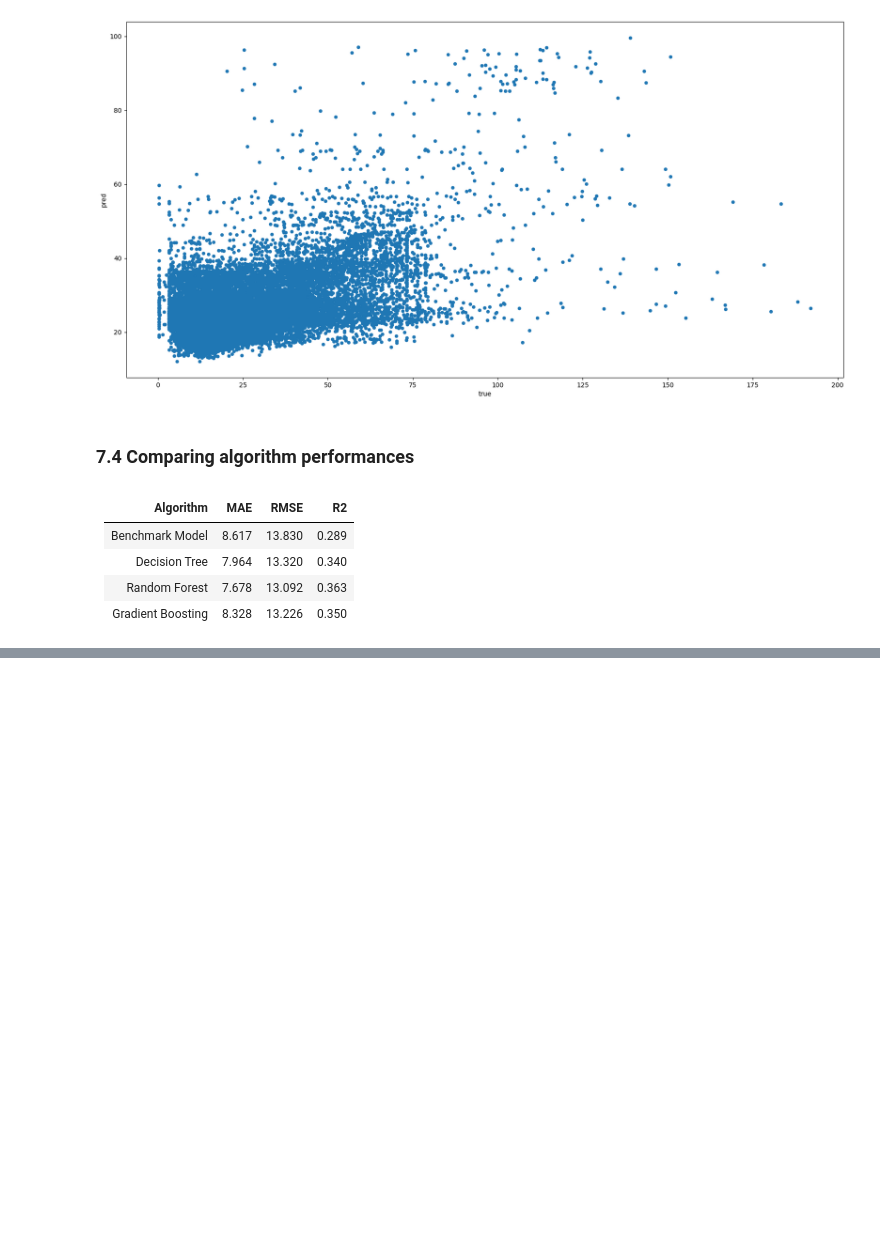
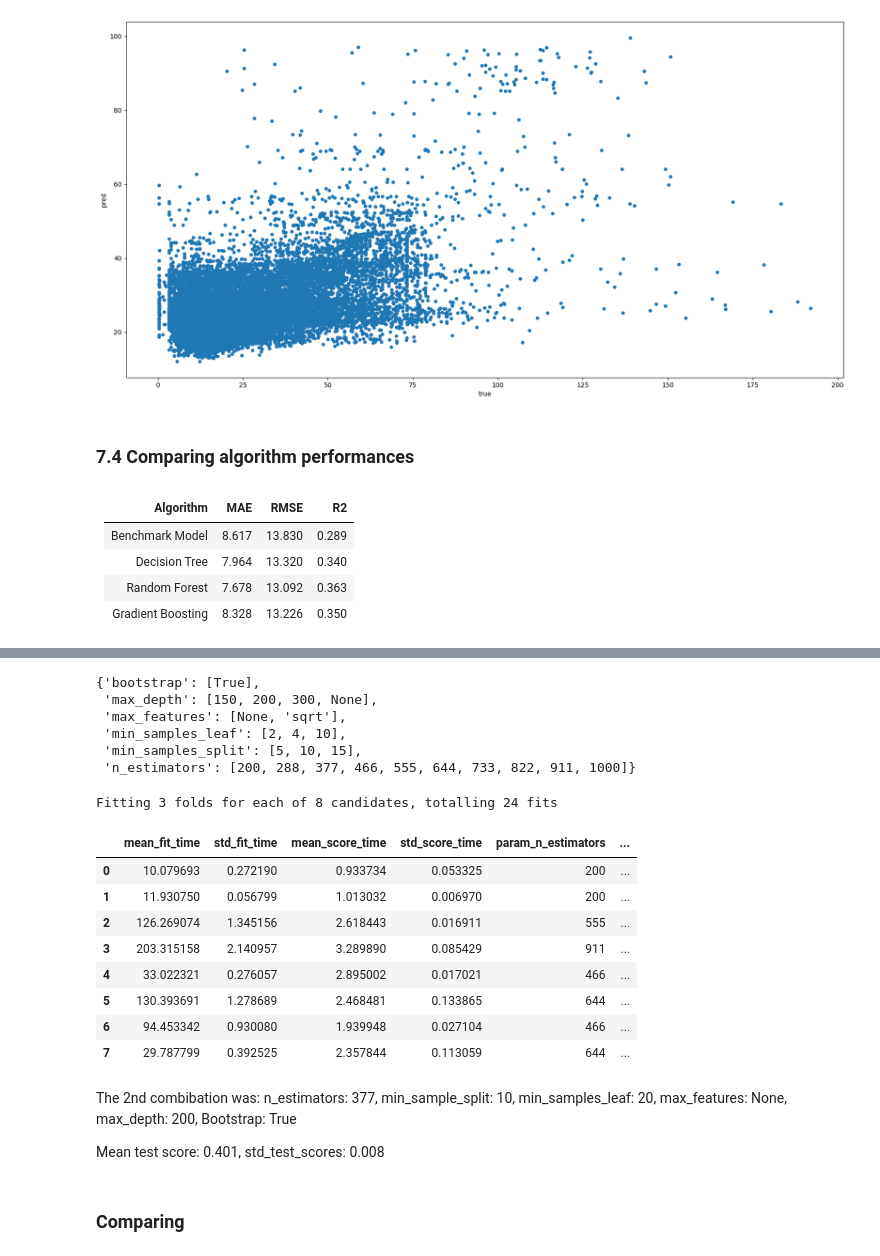
Before and after one commit to AndreaMaratova/New-York-Taxi-Analysis, a Jupyter notebook: Presentable notebook.ipynb, the cells around one changed output, grey strips where cells are left out. Saved outputs shown, nothing was run; the diff lists cells and outputs as text; code cells hidden in the pictures; blank space fills up the shorter version.

```diff
--- a/Presentable notebook.ipynb
+++ b/Presentable notebook.ipynb
@@ -1086,0 +1211,57 @@ results.plot(figsize = (20,10), kind = "scatter", x = "true", y = "pred")
+# %%
+import pprint as pp
+
+# Create the random grid
+random_grid = {
+    "n_estimators": n_estimators,
+    "max_features": max_features,
+    "max_depth": max_depth,
+    "min_samples_split": min_samples_split,
+    "min_samples_leaf": min_samples_leaf,
+    "bootstrap": bootstrap
+}
+
+pp.pprint(random_grid)
+# %% [output]
+{'bootstrap': [True],
+ 'max_depth': [150, 200, 300, None],
+ 'max_features': [None, 'sqrt'],
+ 'min_samples_leaf': [2, 4, 10],
+ 'min_samples_split': [5, 10, 15],
+ 'n_estimators': [200, 288, 377, 466, 555, 644, 733, 822, 911, 1000]}
+# %%
+from sklearn.model_selection import RandomizedSearchCV
+
+# Uses the random grid to search for best hyperparameters
+# First create the base model to tune
+rf = RandomForestRegressor()
+
+# Random search of parameters, using 3 fold cross validation
+# search across 100 different combinations, and use all available cores
+rf_random = RandomizedSearchCV(estimator = rf, param_distributions = random_grid, n_iter = 8, cv = 3, verbose=2, random_state=42, n_jobs = -1, error_score = "raise")
+# n_iter - number of random combinations
+
+# Fit the random search model
+rf_random.fit(x_train, y_train)
+
+performances = pd.DataFrame.from_dict(rf_random.cv_results_)
+# %% [output]
+Fitting 3 folds for each of 8 candidates, totalling 24 fits
+# %%
+performances
+# %% [output]
+|  | mean_fit_time | std_fit_time | mean_score_time | std_score_time | param_n_estimators | ... |
+| 0 | 10.079693 | 0.272190 | 0.933734 | 0.053325 | 200 | ... |
+| 1 | 11.930750 | 0.056799 | 1.013032 | 0.006970 | 200 | ... |
+| 2 | 126.269074 | 1.345156 | 2.618443 | 0.016911 | 555 | ... |
+| 3 | 203.315158 | 2.140957 | 3.289890 | 0.085429 | 911 | ... |
+| 4 | 33.022321 | 0.276057 | 2.895002 | 0.017021 | 466 | ... |
+| 5 | 130.393691 | 1.278689 | 2.468481 | 0.133865 | 644 | ... |
+| 6 | 94.453342 | 0.930080 | 1.939948 | 0.027104 | 466 | ... |
+| 7 | 29.787799 | 0.392525 | 2.357844 | 0.113059 | 644 | ... |
+# %% [markdown]
+The 2nd combibation was: n_estimators: 377, min_sample_split: 10, min_samples_leaf: 20, max_features: None, max_depth: 200, Bootstrap: True
+
+Mean test score: 0.401, std_test_scores: 0.008
+# %% [markdown]
+### Comparing
```
Also changed, not shown: parts of 14 cells of this notebook.
